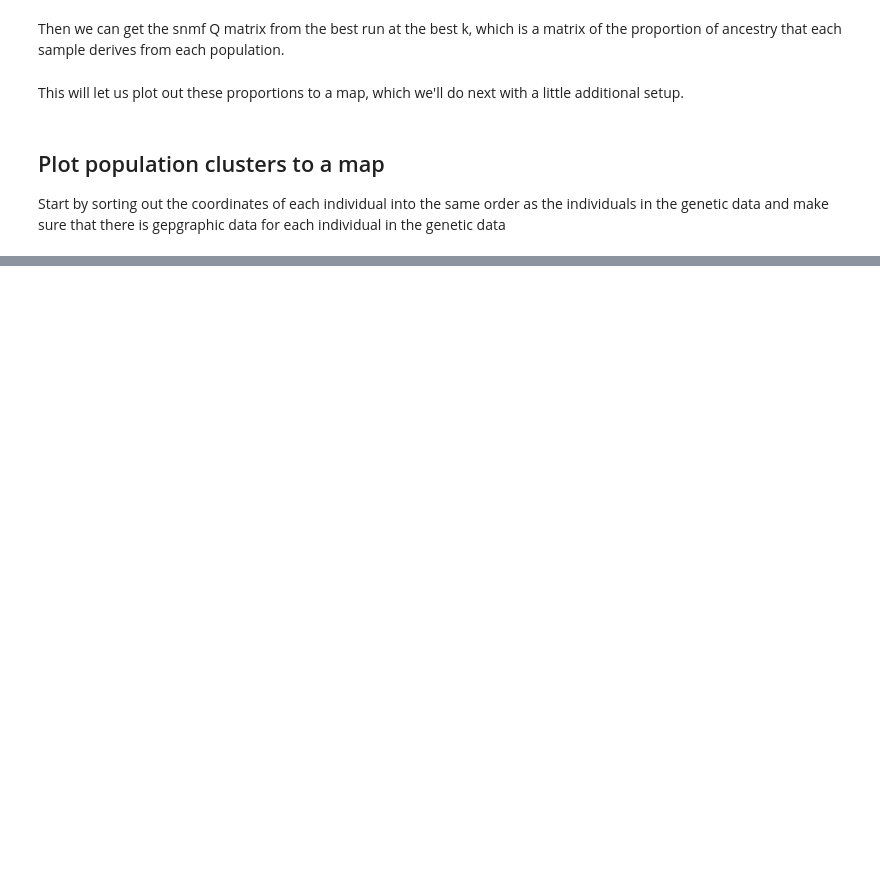
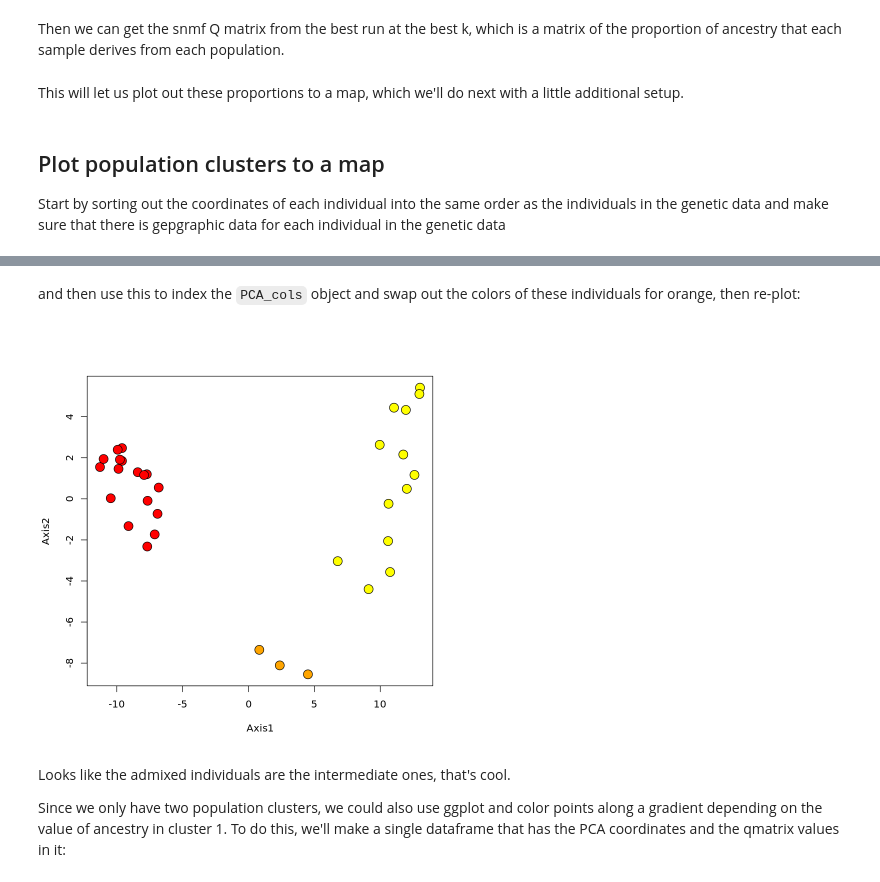
Before and after one commit to wyoibc/RADseq_cloud_learn, a Jupyter notebook: popstructR.ipynb, the cells around one changed output, grey strips where cells are left out. Drawn from its saved outputs; the diff is of its cells as text; code cells hidden in the pictures; blank space fills up the shorter version.

```diff
--- a/popstructR.ipynb
+++ b/popstructR.ipynb
@@ -266,0 +424,13 @@ rownames(gendata@tab)
+# %%
+high_admix <- apply(qmatrix, 1, function(x) max(x) < 0.7)
+# %% [markdown]
+and then use this to index the `PCA_cols` object and swap out the colors of these individuals for orange, then re-plot:
+# %%
+PCA_cols[high_admix] <- "orange"
+plot(pca_res$li, pch = 21, cex = 2, bg = PCA_cols)
+# %% [output]
+[figure, added]
+# %% [markdown]
+Looks like the admixed individuals are the intermediate ones, that's cool.
+
+Since we only have two population clusters, we could also use ggplot and color points along a gradient depending on the value of ancestry in cluster 1. To do this, we'll make a single dataframe that has the PCA coordinates and the qmatrix values in it:
```
Also changed, not shown: parts of 30 cells of this notebook.
